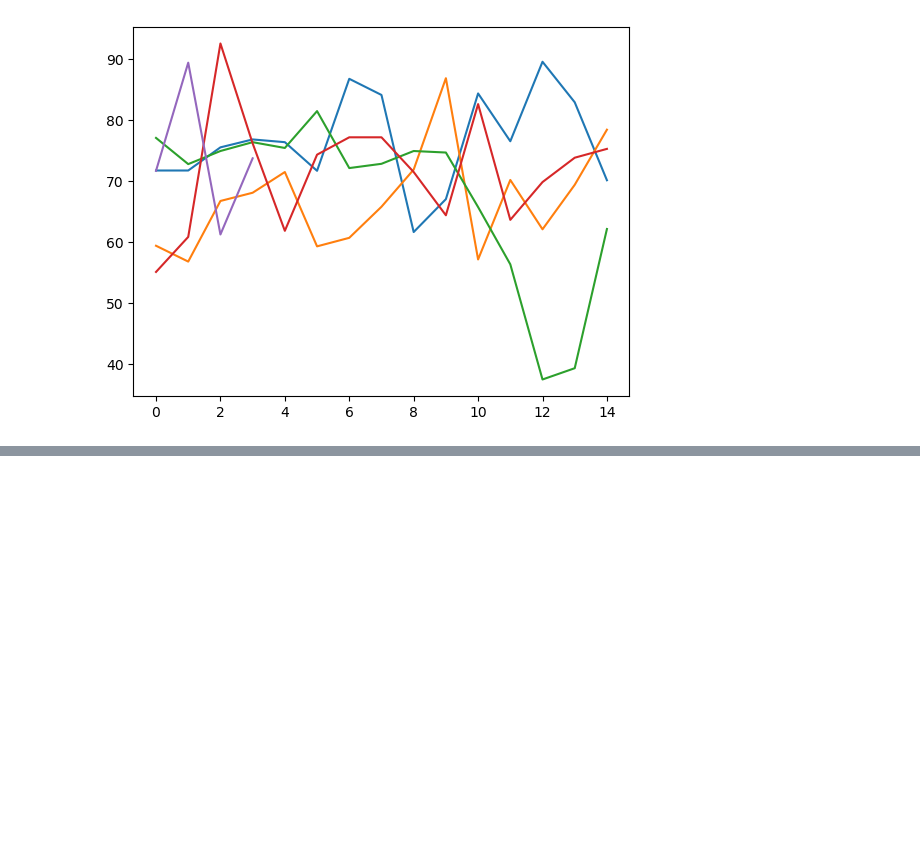
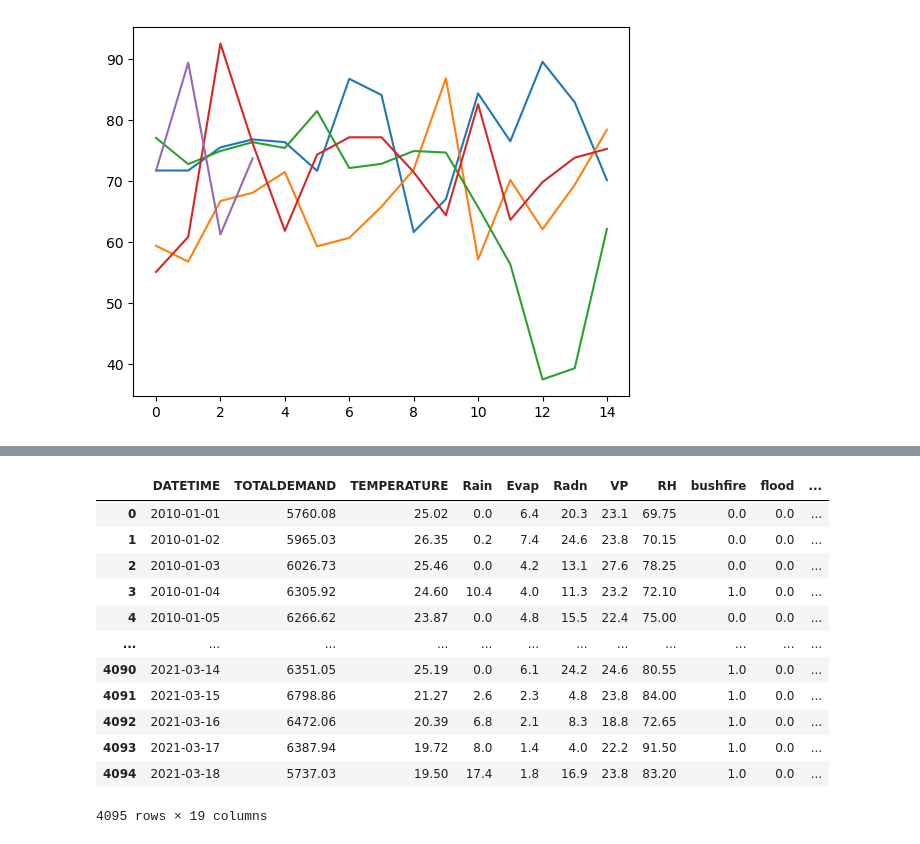
Before and after one commit to KaiJDect/Group10_project, a Jupyter notebook: src/ARIMA_Data_Engineering.ipynb, the cells around one changed output, grey strips where cells are left out. Saved outputs shown, nothing was run; the diff lists cells and outputs as text; code cells hidden in the pictures; blank space fills up the shorter version.

```diff
--- a/src/ARIMA_Data_Engineering.ipynb
+++ b/src/ARIMA_Data_Engineering.ipynb
@@ -316,0 +312,17 @@ QLD_DATA
+# %%
+check = pd.read_csv(PATH+"QLD_Rolling_Data.csv")
+check
+# %% [output]
+|  | DATETIME | TOTALDEMAND | TEMPERATURE | Rain | Evap | Radn | VP | RH | bushfire | flood | ... |
+| 0 | 2010-01-01 | 5760.08 | 25.02 | 0.0 | 6.4 | 20.3 | 23.1 | 69.75 | 0.0 | 0.0 | ... |
+| 1 | 2010-01-02 | 5965.03 | 26.35 | 0.2 | 7.4 | 24.6 | 23.8 | 70.15 | 0.0 | 0.0 | ... |
+| 2 | 2010-01-03 | 6026.73 | 25.46 | 0.0 | 4.2 | 13.1 | 27.6 | 78.25 | 0.0 | 0.0 | ... |
+| 3 | 2010-01-04 | 6305.92 | 24.60 | 10.4 | 4.0 | 11.3 | 23.2 | 72.10 | 1.0 | 0.0 | ... |
+| 4 | 2010-01-05 | 6266.62 | 23.87 | 0.0 | 4.8 | 15.5 | 22.4 | 75.00 | 0.0 | 0.0 | ... |
+| ... | ... | ... | ... | ... | ... | ... | ... | ... | ... | ... | ... |
+| 4090 | 2021-03-14 | 6351.05 | 25.19 | 0.0 | 6.1 | 24.2 | 24.6 | 80.55 | 1.0 | 0.0 | ... |
+| 4091 | 2021-03-15 | 6798.86 | 21.27 | 2.6 | 2.3 | 4.8 | 23.8 | 84.00 | 1.0 | 0.0 | ... |
+| 4092 | 2021-03-16 | 6472.06 | 20.39 | 6.8 | 2.1 | 8.3 | 18.8 | 72.65 | 1.0 | 0.0 | ... |
+| 4093 | 2021-03-17 | 6387.94 | 19.72 | 8.0 | 1.4 | 4.0 | 22.2 | 91.50 | 1.0 | 0.0 | ... |
+| 4094 | 2021-03-18 | 5737.03 | 19.50 | 17.4 | 1.8 | 16.9 | 23.8 | 83.20 | 1.0 | 0.0 | ... |
+4095 rows × 19 columns
```
Also changed, not shown: parts of 5 cells of this notebook, 6 other files.
